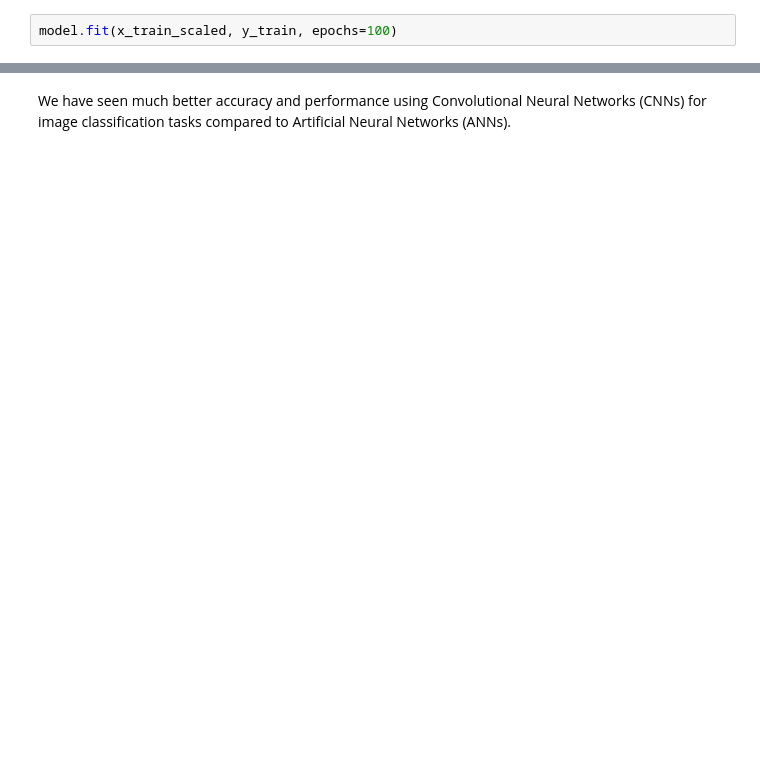
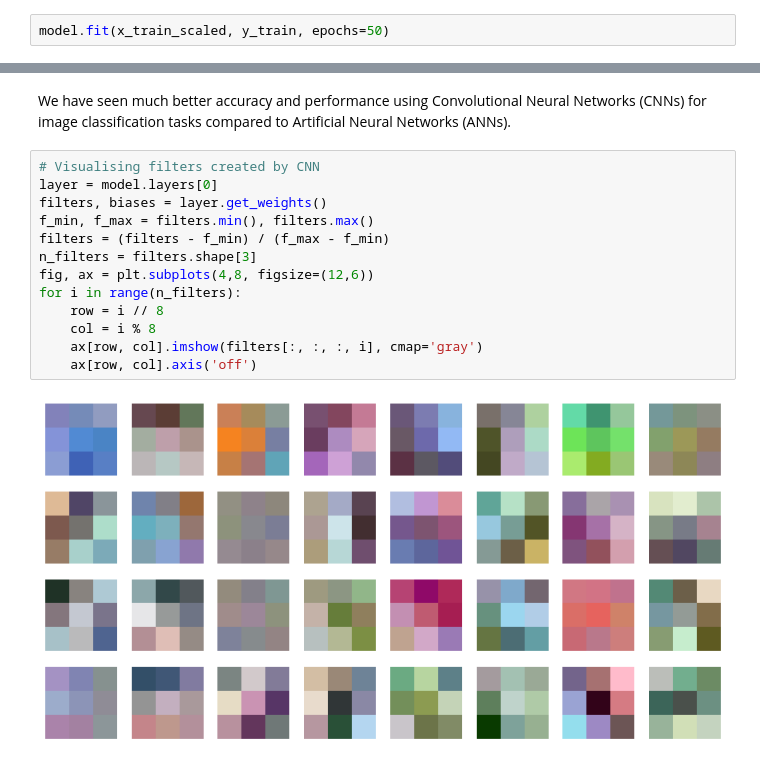
Before and after one commit to mohitdixit02/deep_learning_basic, a Jupyter notebook: CNN/ImageClassificationCNN.ipynb, the cells around one changed output, grey strips where cells are left out. Drawn from its saved outputs; the diff is of its cells as text; blank space fills up the shorter version.

Commit message:
CNN Filter Visualization

```diff
--- a/CNN/ImageClassificationCNN.ipynb
+++ b/CNN/ImageClassificationCNN.ipynb
@@ -61,4 +60,4 @@ model.compile(
     metrics=['accuracy']
 )
 # %%
-model.fit(x_train_scaled, y_train, epochs=100)
+model.fit(x_train_scaled, y_train, epochs=50)
@@ -81,2 +123,17 @@ print_report(y_test, y_pred)
 # %% [markdown]
 We have seen much better accuracy and performance using Convolutional Neural Networks (CNNs) for image classification tasks compared to Artificial Neural Networks (ANNs).
+# %%
+# Visualising filters created by CNN
+layer = model.layers[0]
+filters, biases = layer.get_weights()
+f_min, f_max = filters.min(), filters.max()
+filters = (filters - f_min) / (f_max - f_min)
+n_filters = filters.shape[3]
+fig, ax = plt.subplots(4,8, figsize=(12,6))
+for i in range(n_filters):
+    row = i // 8
+    col = i % 8
+    ax[row, col].imshow(filters[:, :, :, i], cmap='gray')
+    ax[row, col].axis('off')
+# %% [output]
+[figure, added]
```
Also changed, not shown: parts of 6 cells of this notebook.
